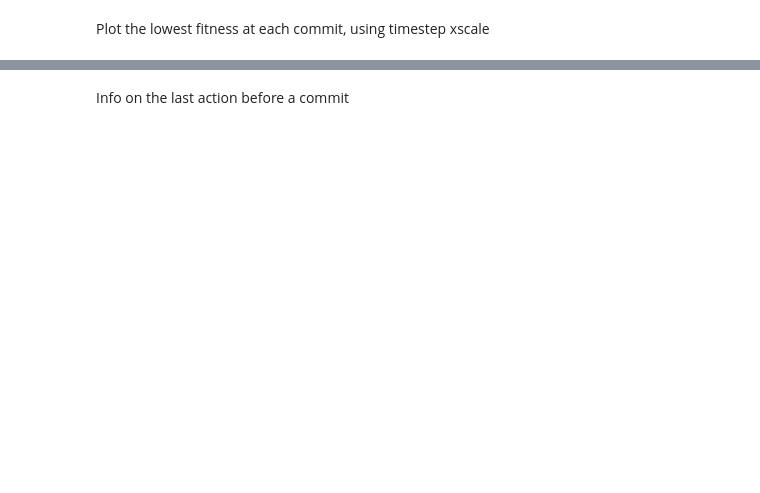
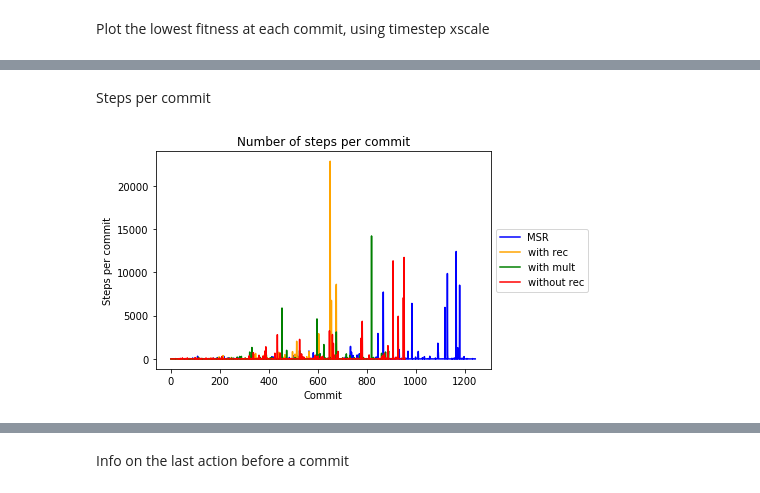
Before and after one commit to NatasjaWezel/Complex_Systems, a Jupyter notebook: Analysis/results_plots.ipynb, the cells around one changed output, grey strips where cells are left out. Saved outputs shown, nothing was run; the diff lists cells and outputs as text; code cells hidden in the pictures; blank space fills up the shorter version.

```diff
--- a/Analysis/results_plots.ipynb
+++ b/Analysis/results_plots.ipynb
@@ -80,0 +131,26 @@ plot_commitstep(data_without, 'without rec')
+# %% [markdown]
+Steps per commit
+# %%
+def plot_stepsizes(datas, colors, f0=.5):
+    counter = 0
+    for data in datas:
+
+        commits = find_commits(datas[data], f0)
+        if len(commits)>0:
+            commitsteps = [commits[0]] + [commits[i]-commits[i-1] for i in range(1, len(commits))]
+            commitsteps = np.array(commitsteps)
+
+            plt.plot(range(len(commitsteps)), commitsteps, c=colors[data],label=data)
+
+            counter += 1
+
+            plt.title('Number of steps per commit')
+            plt.xlabel('Commit')
+            plt.ylabel('Steps per commit')
+    #         plt.yscale('log')
+            plt.legend(loc='center left', bbox_to_anchor=(1, 0.5))
+    plt.show()
+# %%
+plot_stepsizes(datas, colors)
+# %% [output]
+[figure, added]
```
Also changed, not shown: parts of 20 cells of this notebook, 6 other files.
